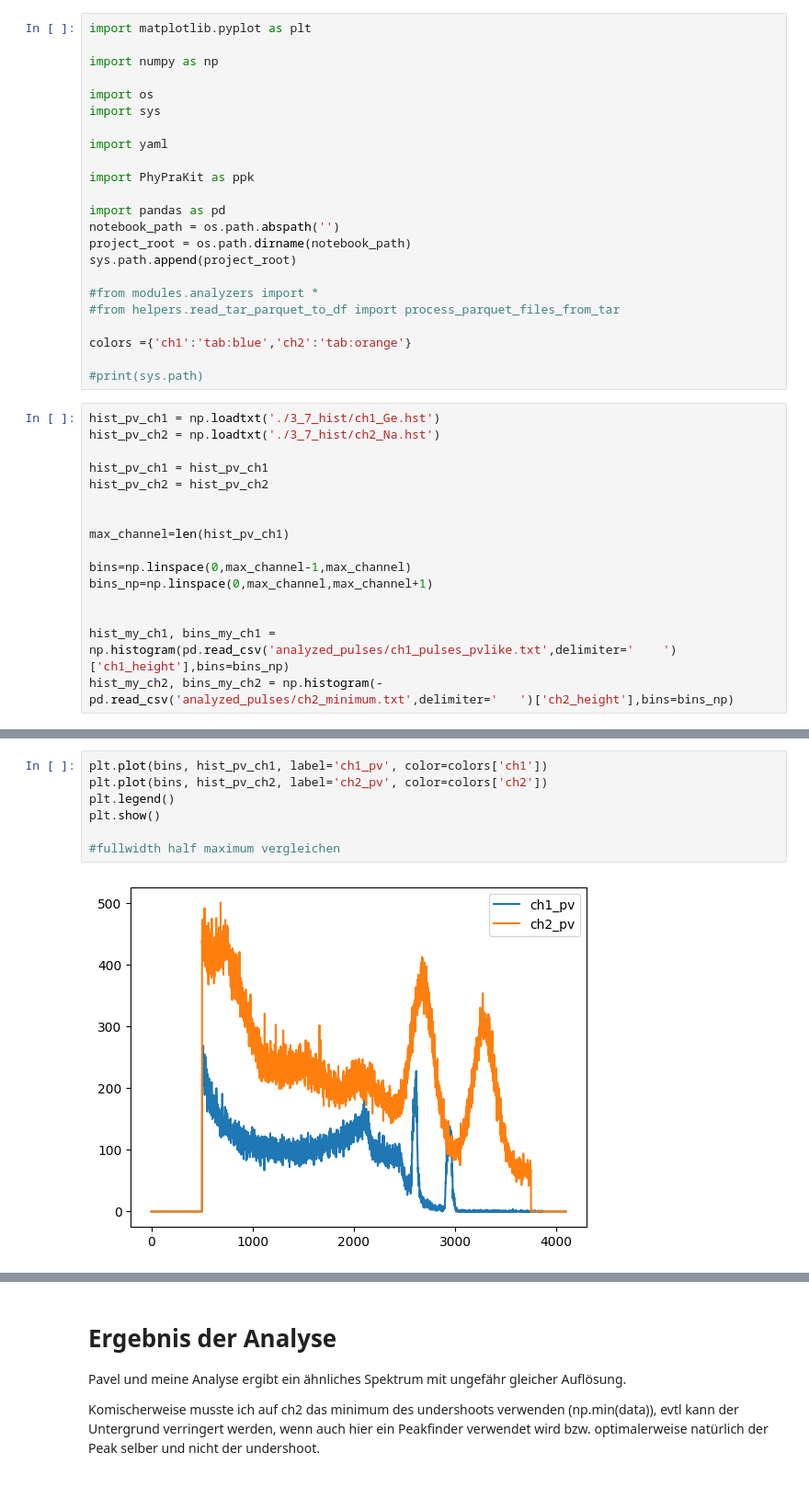
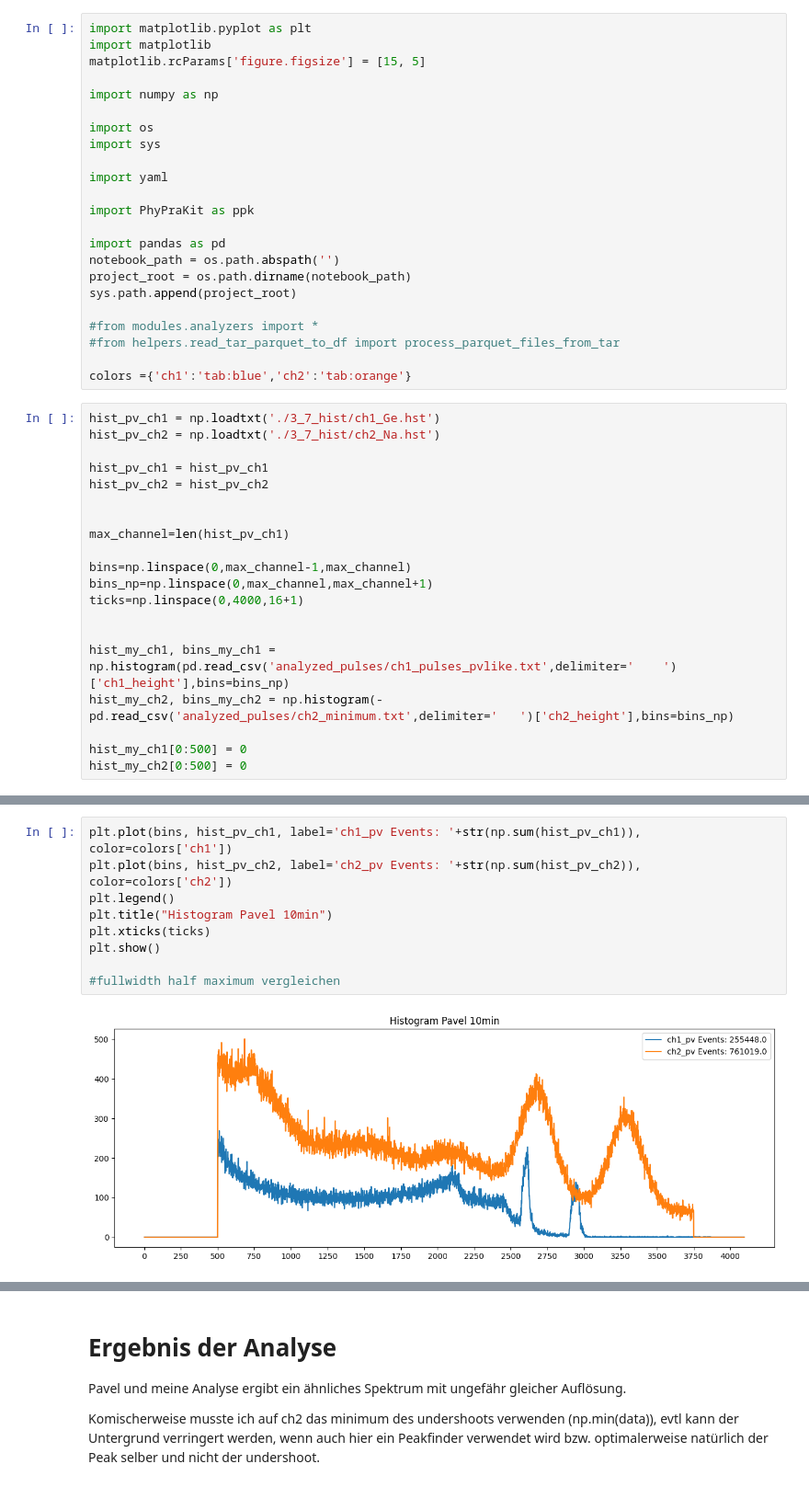
Before and after one commit to JulianBaader/redpitaya-daq-coincidence, a Jupyter notebook: measurements/3_7/analysis_hist.ipynb, the cells around one changed output, grey strips where cells are left out. Shown: that part at 92% size. Drawn from its saved outputs; the diff is of its cells as text.

```diff
--- a/measurements/3_7/analysis_hist.ipynb
+++ b/measurements/3_7/analysis_hist.ipynb
@@ -1,5 +1,7 @@
 # %%
 import matplotlib.pyplot as plt
+import matplotlib
+matplotlib.rcParams['figure.figsize'] = [15, 5]
 
 import numpy as np
 
@@ -19,8 +21,6 @@ sys.path.append(project_root)
 #from helpers.read_tar_parquet_to_df import process_parquet_files_from_tar
 
 colors ={'ch1':'tab:blue','ch2':'tab:orange'}
-
-#print(sys.path)
 # %%
 hist_pv_ch1 = np.loadtxt('./3_7_hist/ch1_Ge.hst')
 hist_pv_ch2 = np.loadtxt('./3_7_hist/ch2_Na.hst')
@@ -33,8 +33,12 @@ max_channel=len(hist_pv_ch1)
 
 bins=np.linspace(0,max_channel-1,max_channel)
 bins_np=np.linspace(0,max_channel,max_channel+1)
+ticks=np.linspace(0,4000,16+1)
 
 
 hist_my_ch1, bins_my_ch1 = np.histogram(pd.read_csv('analyzed_pulses/ch1_pulses_pvlike.txt',delimiter='	')['ch1_height'],bins=bins_np)
 hist_my_ch2, bins_my_ch2 = np.histogram(-pd.read_csv('analyzed_pulses/ch2_minimum.txt',delimiter='	')['ch2_height'],bins=bins_np)
+
+hist_my_ch1[0:500] = 0
+hist_my_ch2[0:500] = 0
 # %%
@@ -47,10 +52,12 @@ plt.show()
 # %%
-plt.plot(bins, hist_pv_ch1, label='ch1_pv', color=colors['ch1'])
-plt.plot(bins, hist_pv_ch2, label='ch2_pv', color=colors['ch2'])
+plt.plot(bins, hist_pv_ch1, label='ch1_pv Events: '+str(np.sum(hist_pv_ch1)), color=colors['ch1'])
+plt.plot(bins, hist_pv_ch2, label='ch2_pv Events: '+str(np.sum(hist_pv_ch2)), color=colors['ch2'])
 plt.legend()
+plt.title("Histogram Pavel 10min")
+plt.xticks(ticks)
 plt.show()
 
 #fullwidth half maximum vergleichen
 # %% [output]
-[figure, old version]
+[figure, new version]
 # %%
```
Also changed, not shown: parts of 4 cells of this notebook, 3 other files.
